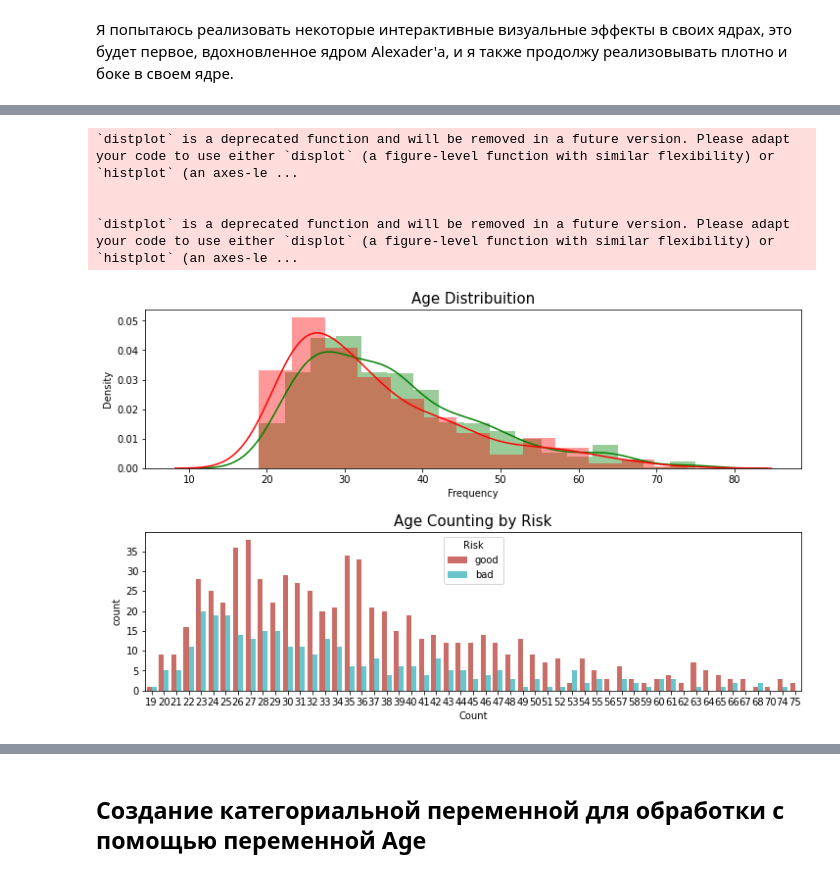
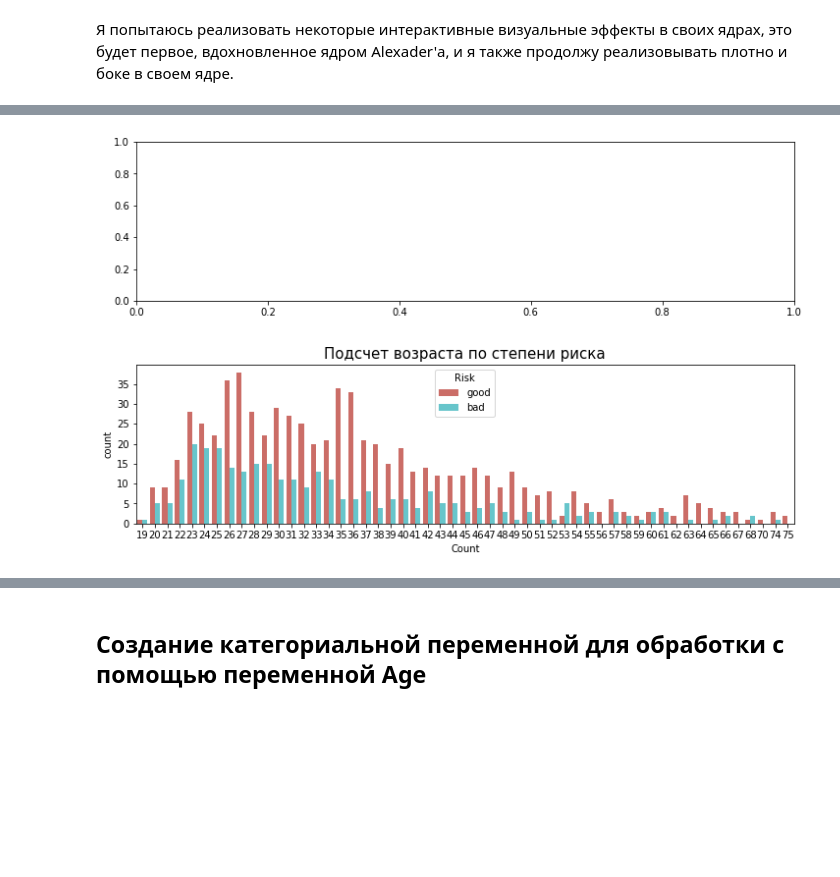
Before and after one commit to MangoFM/study_credit_risk, a Jupyter notebook: Кредитный_скоринг.ipynb, the cells around one changed output, grey strips where cells are left out. Saved outputs shown, nothing was run; the diff lists cells and outputs as text; code cells hidden in the pictures; blank space fills up the shorter version.

```diff
--- a/Кредитный_скоринг.ipynb
+++ b/Кредитный_скоринг.ipynb
@@ -276,28 +245,32 @@ py.iplot(fig, filename='custom-sized-subplot-with-subplot-titles')
 # %%
 df_good = df_credit[df_credit["Risk"] == 'good']
 df_bad = df_credit[df_credit["Risk"] == 'bad']
 
 fig, ax = plt.subplots(nrows=2, figsize=(12,8))
 plt.subplots_adjust(hspace = 0.4, top = 0.8)
 
-g1 = sns.distplot(df_good["Age"], ax=ax[0],
-             color="g")
-g1 = sns.distplot(df_bad["Age"], ax=ax[0],
-             color='r')
-g1.set_title("Age Distribuition", fontsize=15)
-g1.set_xlabel("Age")
-g1.set_xlabel("Frequency")
+#g1 = sns.histplot(df_good["Age"], ax=ax[0],
+#             color="g")
+#g1 = sns.histplot(df_bad["Age"], ax=ax[0],
+#             color='r')
+g1 = np.log(df_good["Age"])
+g2 = np.log(df_bad["Age"])
+hist_data = [g1, g2]
+group_labels = ['Group 1', 'Group 2']
 
-g2 = sns.countplot(x="Age",data=df_credit,
+# Create distplot with custom bin_size
+fig = ff.create_distplot(hist_data, group_labels, bin_size=.1, show_rug=False)
+#g1.set_title("Распределение по возрасту", fontsize=15)
+#g1.set_xlabel("Age")
+#g1.set_xlabel("Frequency")
+
+g3 = sns.countplot(x="Age",data=df_credit,
               palette="hls", ax=ax[1],
               hue = "Risk")
-g2.set_title("Age Counting by Risk", fontsize=15)
-g2.set_xlabel("Age")
-g2.set_xlabel("Count")
+g3.set_title("Подсчет возраста по степени риска", fontsize=15)
+g3.set_xlabel("Age")
+g3.set_xlabel("Count")
 plt.show()
+fig.show(renderer='colab')
 # %% [output]
-`distplot` is a deprecated function and will be removed in a future version. Please adapt your code to use either `displot` (a figure-level function with similar flexibility) or `histplot` (an axes-le ...
-
-
-`distplot` is a deprecated function and will be removed in a future version. Please adapt your code to use either `displot` (a figure-level function with similar flexibility) or `histplot` (an axes-le ...
-[figure, old version]
+[figure, new version]
```
Also changed, not shown: parts of 88 cells of this notebook.
